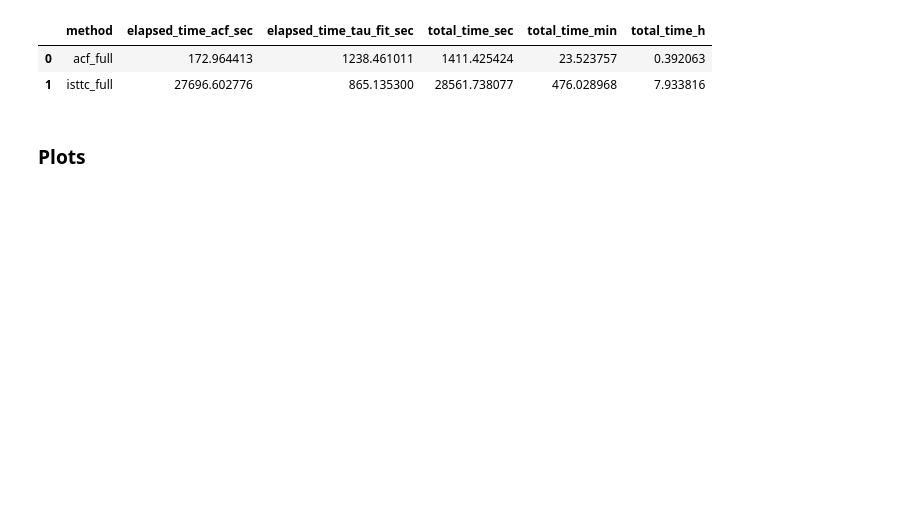
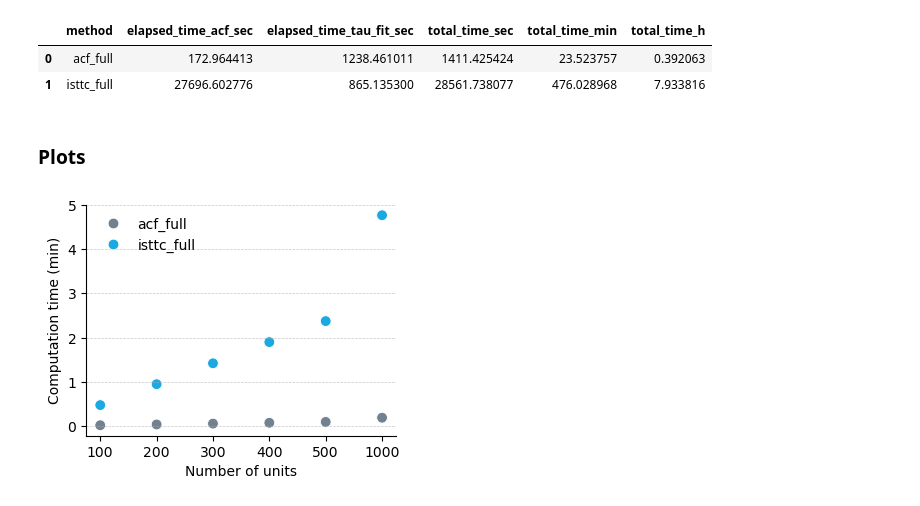
Before and after one commit to iinnpp/isttc, a Jupyter notebook: notebooks/synthetic/compute_time_full_signal.ipynb, the cells around one changed output. Saved outputs shown, nothing was run; the diff lists cells and outputs as text; code cells hidden in the pictures; blank space fills up the shorter version.

Commit message:
plots for revision

```diff
--- a/notebooks/synthetic/compute_time_full_signal.ipynb
+++ b/notebooks/synthetic/compute_time_full_signal.ipynb
@@ -224,0 +150,29 @@ result_df
+# %%
+thresholds = [100, 200, 300, 400, 500, 1000, 2000, 5000, 10000, 100000]
+n_reps = 100   # number of repetitions
+
+rows = []
+
+for n in thresholds:
+    for method, df_method in tau_all_long_df_subset.groupby("method"):
+        units = df_method["unit_id"].unique()
+
+        # run repeated sampling
+        total_sec_list = []
+        for _ in range(n_reps):
+            sampled_units = np.random.choice(units, size=n, replace=False)
+            df_sample = df_method[df_method.unit_id.isin(sampled_units)]
+            total_sec_list.append(df_sample["total_time_sec"].sum())
+
+        # median across repetitions
+        rows.append({
+            "method": method,
+            "n_units": n,
+            "median_total_time_sec": np.median(total_sec_list)
+        })
+
+result_df = pd.DataFrame(rows)
+result_df["median_total_time_min"] = result_df["median_total_time_sec"] / 60
+result_df["median_total_time_h"] = result_df["median_total_time_min"] / 60
+
+result_df
@@ -243,6 +215,24 @@ color_sttc_trail_concat = '#955da2'
 colors = [color_acf_full, color_isttc_full, color_pearson_trail_avg, color_sttc_trail_concat]
 
 colors_full = [color_acf_full, color_isttc_full]
+# %%
+fig, axes = plt.subplots(1,1, figsize=(4,3))
+
+sns.scatterplot(x=result_df['n_units'].astype(str), y='median_total_time_min', hue='method',
+                data=result_df[result_df['n_units'] <= 1000], palette=colors_full, s=60)
+axes.grid(True, which="both", axis='y', linestyle="--", linewidth=0.5, alpha=0.7)
+axes.legend(frameon=False)
+#axes.set_ylim([-0.5, 5])
+axes.set_xlabel('Number of units')
+axes.set_ylabel('Computation time (min)')
+
+sns.despine()
+
+if save_fig:
+    plt.savefig(fig_folder + 'full_signal_comp_time_n_units.png' , bbox_inches='tight', dpi=300)
+    plt.savefig(fig_folder + 'full_signal_comp_time_n_units.svg' , bbox_inches='tight')
+# %% [output]
+[figure, added]
 # %%
 fig, axes = plt.subplots(1,3, figsize=(12,3))
 plt.subplots_adjust(hspace=0.4, wspace=0.4)
```
Also changed, not shown: parts of 8 cells of this notebook, 2 other files.
